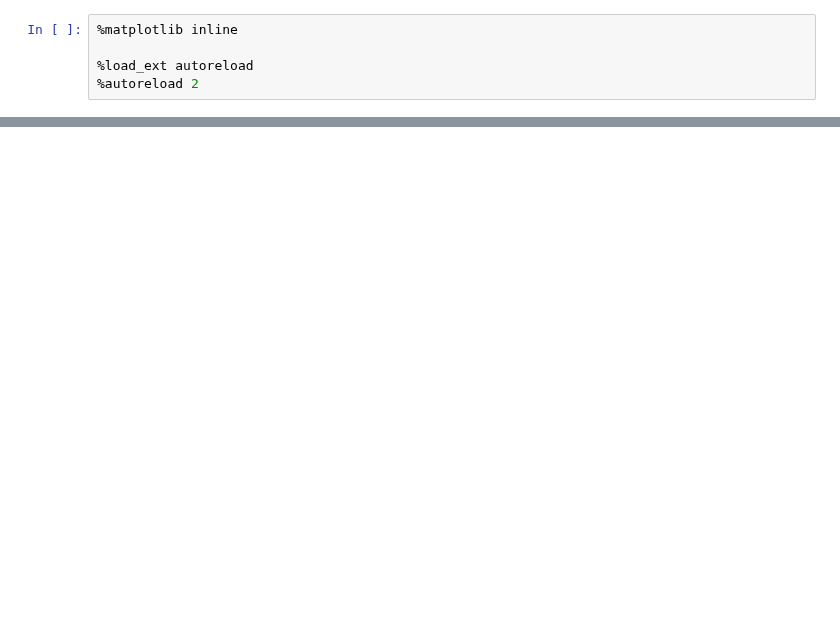
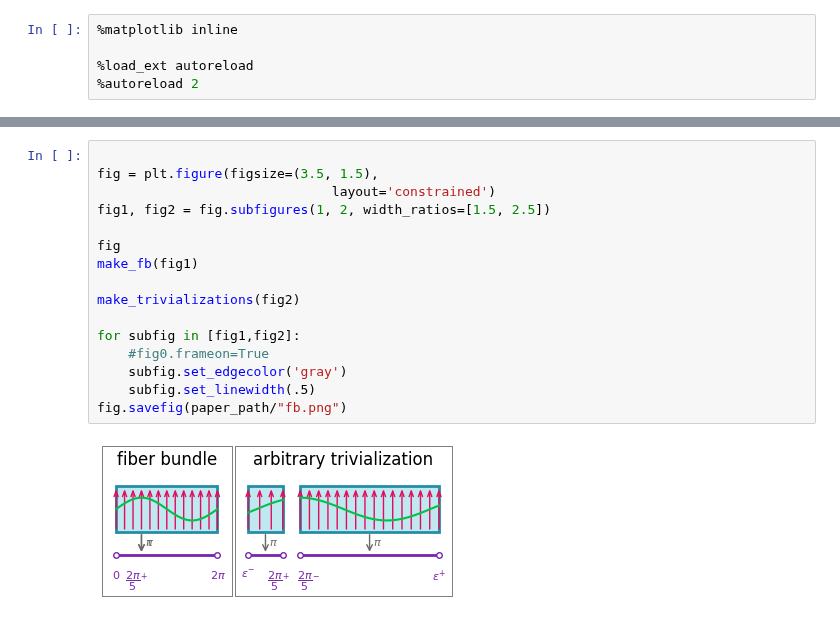
Before and after one commit to story645/team, a Jupyter notebook: paper/figcode/nontrivialbundle.ipynb, the cells around one changed output, grey strips where cells are left out. Cells and saved outputs as stored; diff of their text form; blank space fills up the shorter version.

```diff
--- a/paper/figcode/nontrivialbundle.ipynb
+++ b/paper/figcode/nontrivialbundle.ipynb
@@ -169,0 +288,18 @@ ax.set(xlim=(0,1), ylim=(0,1))
+# %%
+
+fig = plt.figure(figsize=(3.5, 1.5),
+                              layout='constrained')
+fig1, fig2 = fig.subfigures(1, 2, width_ratios=[1.5, 2.5])
+
+fig
+make_fb(fig1)
+
+make_trivializations(fig2)
+
+for subfig in [fig1,fig2]:
+    #fig0.frameon=True
+    subfig.set_edgecolor('gray')
+    subfig.set_linewidth(.5)
+fig.savefig(paper_path/"fb.png")
+# %% [output]
+[figure, added]
```
Also changed, not shown: parts of 7 cells of this notebook, 13 other files.
